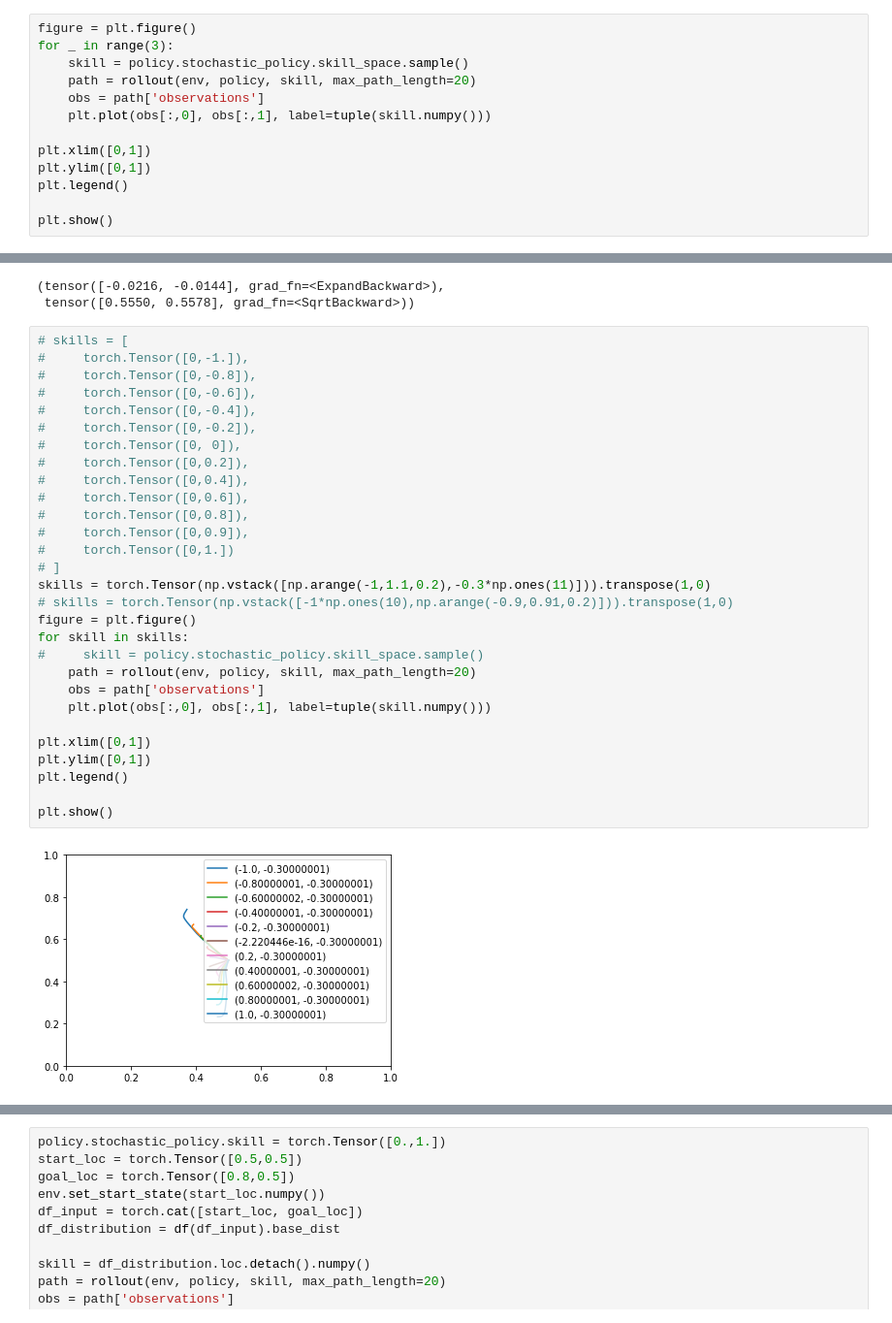
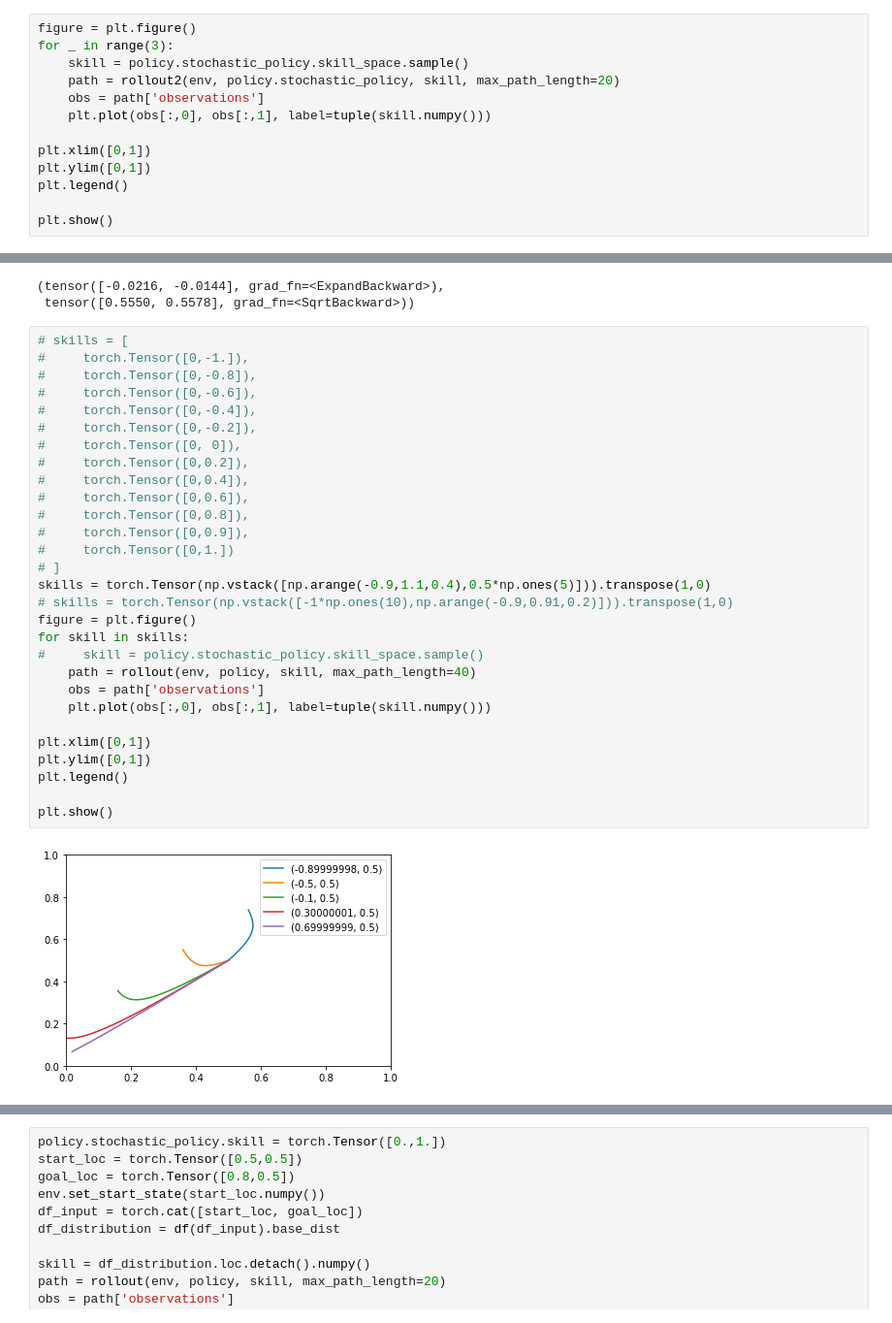
Before and after one commit to vincentlui/unsupervised-goal-conditioned-rl, a Jupyter notebook: Untitled.ipynb, the cells around one changed output, grey strips where cells are left out. Shown: that part at 97% size. Drawn from its saved outputs; the diff is of its cells as text.

```diff
--- a/Untitled.ipynb
+++ b/Untitled.ipynb
@@ -62,7 +66,7 @@ tensor([-0.6428, -0.6428], grad_fn=<SumBackward1>)
 figure = plt.figure()
 for _ in range(3):
     skill = policy.stochastic_policy.skill_space.sample()
-    path = rollout(env, policy, skill, max_path_length=20)
+    path = rollout2(env, policy.stochastic_policy, skill, max_path_length=20)
     obs = path['observations']
     plt.plot(obs[:,0], obs[:,1], label=tuple(skill.numpy()))
 
@@ -87,34 +91,34 @@ dist.mean, dist.stddev
 # %%
 # skills = [
 #     torch.Tensor([0,-1.]),
 #     torch.Tensor([0,-0.8]),
 #     torch.Tensor([0,-0.6]),
 #     torch.Tensor([0,-0.4]),
 #     torch.Tensor([0,-0.2]),
 #     torch.Tensor([0, 0]),
 #     torch.Tensor([0,0.2]),
 #     torch.Tensor([0,0.4]),
 #     torch.Tensor([0,0.6]),
 #     torch.Tensor([0,0.8]),
 #     torch.Tensor([0,0.9]),
 #     torch.Tensor([0,1.])
 # ]
-skills = torch.Tensor(np.vstack([np.arange(-1,1.1,0.2),-0.3*np.ones(11)])).transpose(1,0)
+skills = torch.Tensor(np.vstack([np.arange(-0.9,1.1,0.4),0.5*np.ones(5)])).transpose(1,0)
 # skills = torch.Tensor(np.vstack([-1*np.ones(10),np.arange(-0.9,0.91,0.2)])).transpose(1,0)
 figure = plt.figure()
 for skill in skills:
 #     skill = policy.stochastic_policy.skill_space.sample()
-    path = rollout(env, policy, skill, max_path_length=20)
+    path = rollout(env, policy, skill, max_path_length=40)
     obs = path['observations']
     plt.plot(obs[:,0], obs[:,1], label=tuple(skill.numpy()))
 
 plt.xlim([0,1])
 plt.ylim([0,1])
 plt.legend()
 
 plt.show()
 # %% [output]
-[figure, old version]
+[figure, new version]
 # %%
 skill_range = np.arange(-0.9, 0.91, 0.1)
 heatmap = np.empty([len(skill_range), len(skill_range)])
```
Also changed, not shown: parts of 5 cells of this notebook, 10 other files.
